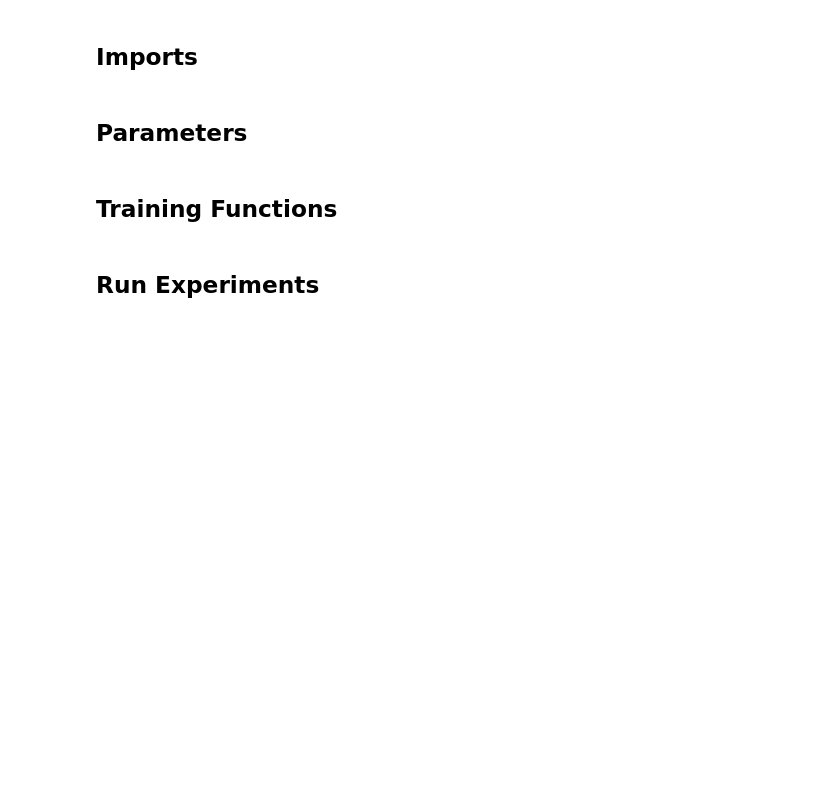
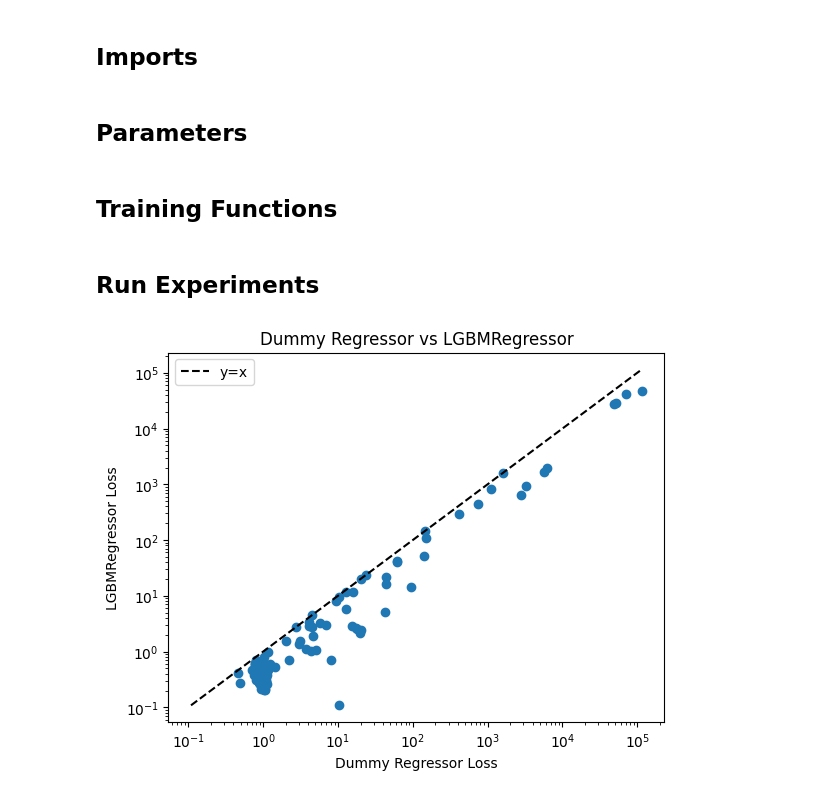
Before and after one commit to mattrmd/joplen_mlsp2024, a Jupyter notebook: experiments/test_ax.ipynb, the cells around one changed output. Cells and saved outputs as stored; diff of their text form; code cells hidden in the pictures; blank space fills up the shorter version.

Commit message:
add exp test with lgbm

```diff
--- a/experiments/test_ax.ipynb
+++ b/experiments/test_ax.ipynb
@@ -210,0 +232,39 @@ res
+# %%
+reg_datasets = list((DS_PATH / "reg").iterdir())
+
+reg_res = {}
+
+itr = tqdm(reg_datasets)
+
+for ds_path in itr:
+    itr.set_description(f"Running LGBM on {ds_path.name: <30}")
+    ds_res = optimize_model(
+        lgbm.LGBMRegressor,
+        ds_path,
+        10,
+        True,
+        "rmse",
+    )
+
+    reg_res[ds_path.name] = ds_res
+# %%
+dummy_pred = [v["dummy_loss"] for v in reg_res.values()]
+lgbm_loss = [v["test_score"] for v in reg_res.values()]
+
+min_val = min(min(dummy_pred), min(lgbm_loss))
+max_val = max(max(dummy_pred), max(lgbm_loss))
+
+plt.plot([min_val, max_val], [min_val, max_val], color="k", linestyle="--", label="y=x")
+plt.legend()
+
+plt.scatter(dummy_pred, lgbm_loss)
+plt.yscale("log")
+plt.xscale("log")
+
+plt.xlabel("Dummy Regressor Loss")
+plt.ylabel("LGBMRegressor Loss")
+plt.title("Dummy Regressor vs LGBMRegressor")
+
+plt.show()
+# %% [output]
+[figure, added]
```
Also changed, not shown: parts of 5 cells of this notebook, 1 other file.
